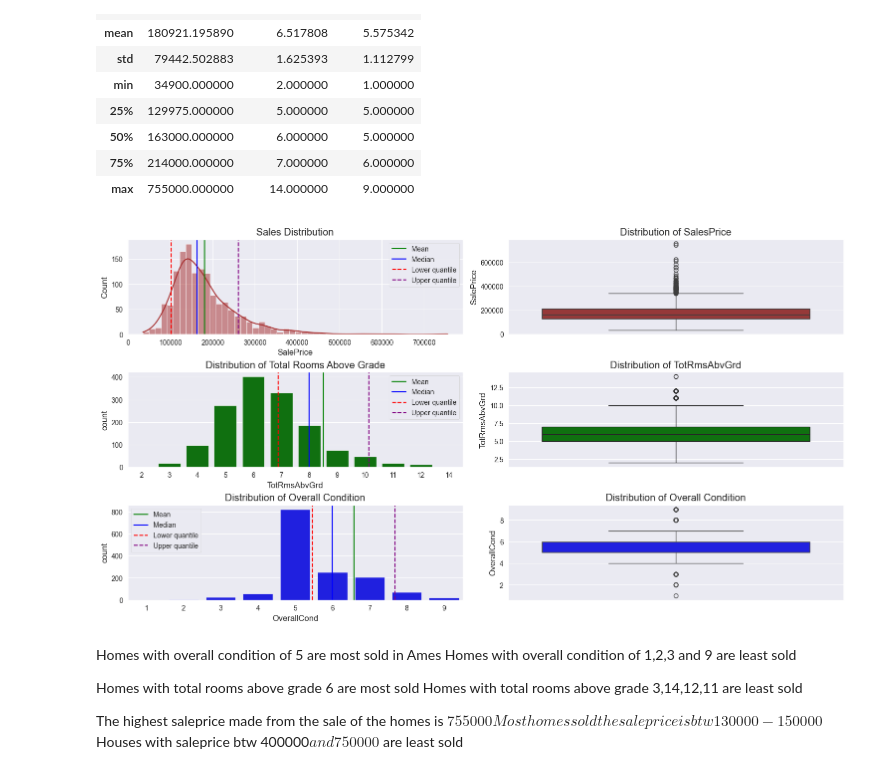
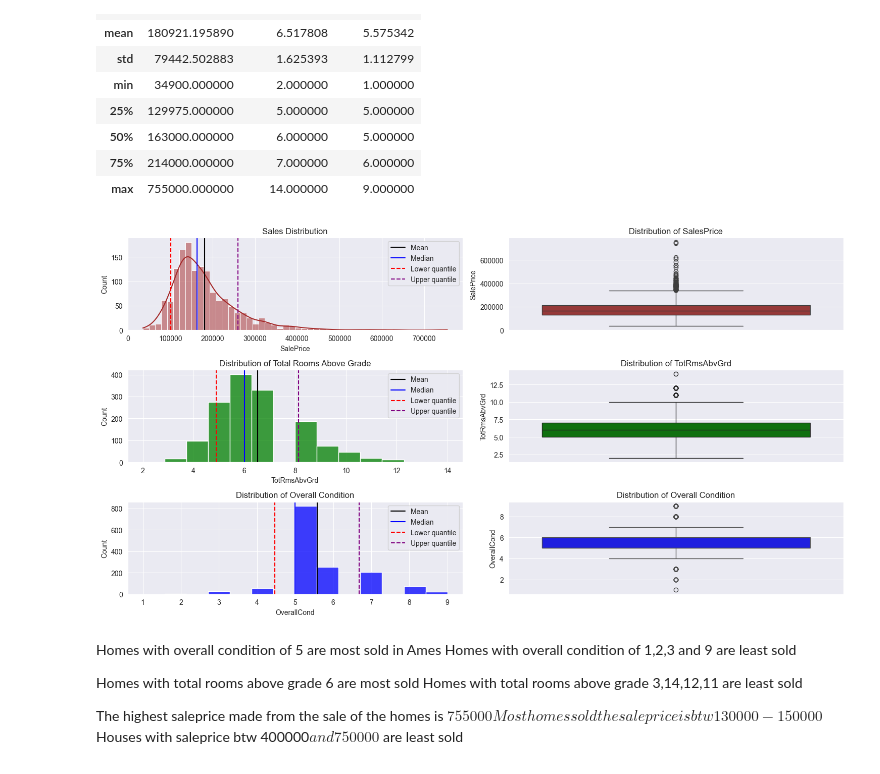
Before and after one commit to JMurage/Ames-analysis, a Jupyter notebook: Ames_data_analysis.ipynb, the cells around one changed output. Saved outputs shown, nothing was run; the diff lists cells and outputs as text; code cells hidden in the pictures.

```diff
--- a/Ames_data_analysis.ipynb
+++ b/Ames_data_analysis.ipynb
@@ -40,8 +40,8 @@ dtypes: float64(3), int64(35), object(43)
 memory usage: 924.0+ KB
 # %%
 # store the three columns in the variable datasubset
-Datasubset = data[['SalePrice','TotRmsAbvGrd','OverallCond']]
-Datasubset.head()
+data_subset = data[['SalePrice','TotRmsAbvGrd','OverallCond']]
+data_subset.head()
 # %% [output]
 |  | SalePrice | TotRmsAbvGrd | OverallCond |
 | 0 | 208500 | 8 | 5 |
@@ -64,20 +64,20 @@ Datasubset.describe()
 | max | 755000.000000 | 14.000000 | 9.000000 |
 # %%
 # Calculate the mean,median and std of saleprice
-mean=np.mean(Datasubset['SalePrice'])
-median=np.median(Datasubset['SalePrice'])
-Std=Datasubset['SalePrice'].std()
+mean=np.mean(data_subset['SalePrice'])
+median=np.median(data_subset['SalePrice'])
+Std=data_subset['SalePrice'].std()
 
 # plotting one figure
-plt.figure(figsize=(15, 8),layout='constrained')
+plt.figure(figsize=(15, 8))
 sns.set_style('darkgrid')
 plt.subplot(3,2,1)
 
 # visualizing the mean ,median and std of saleprice
 # visualizing distribution of sale price
-sns.histplot(data=Datasubset, x='SalePrice', bins=50,color='brown', kde=True )
+sns.histplot(data=data_subset, x='SalePrice', bins=50,color='brown', kde=True )
 plt.title('Sales Distribution')
-plt.axvline(mean,color='Green',label = 'Mean')
+plt.axvline(mean,color='black',label = 'Mean')
 plt.axvline(median,color='blue',label = 'Median')
 plt.axvline(mean-Std, color='red',linestyle='dashed', label = 'Lower quantile')
 plt.axvline(mean+Std, color='purple',linestyle='dashed' ,label = 'Upper quantile')
@@ -86,50 +86,51 @@ plt.legend()
 # visualizing saleprice distribution
 # Sale price has a lot of outliers
 plt.subplot(3,2,2)
-sns.boxplot(y='SalePrice',data=Datasubset , color='brown')
+sns.boxplot(y='SalePrice',data=data_subset , color='brown')
 plt.title('Distribution of SalesPrice')
 
 # getting the mean,meadian and std of TotRmAbvGrd
-mean=np.mean(Datasubset['TotRmsAbvGrd'])
-median=np.median(Datasubset['TotRmsAbvGrd'])
-Std=Datasubset['TotRmsAbvGrd'].std()
+mean=np.mean(data_subset['TotRmsAbvGrd'])
+median=np.median(data_subset['TotRmsAbvGrd'])
+Std=data_subset['TotRmsAbvGrd'].std()
 
 # Visualize TotRmAbvGrd distribution
 plt.subplot(3,2,3)
-sns.countplot(data=Datasubset, x='TotRmsAbvGrd', color='green')
+sns.histplot(data=data_subset, x='TotRmsAbvGrd',bins = 14 ,color='green')
 plt.title('Distribution of Total Rooms Above Grade')
-plt.axvline(mean,color='Green',label = 'Mean')
+plt.axvline(mean,color='black',label = 'Mean')
 plt.axvline(median,color='blue',label = 'Median')
 plt.axvline(mean-Std, color='red',linestyle='dashed', label = 'Lower quantile')
 plt.axvline(mean+Std, color='purple',linestyle='dashed' ,label = 'Upper quantile')
 plt.legend()
 
 plt.subplot(3,2,4)
-sns.boxplot(y='TotRmsAbvGrd',data=Datasubset , color='green')
+sns.boxplot(y='TotRmsAbvGrd',data=data_subset , color='green')
 plt.title('Distribution of TotRmsAbvGrd')
 
 # Getting the mean,median and std
-mean=np.mean(Datasubset['OverallCond'])
-median=np.median(Datasubset['OverallCond'])
-Std=Datasubset['OverallCond'].std()
+mean=np.mean(data_subset['OverallCond'])
+median=np.median(data_subset['OverallCond'])
+Std=data_subset['OverallCond'].std()
 
 # visualization of overall cond
 plt.subplot(3,2,5)
-sns.countplot(data=Datasubset, x='OverallCond', color='b')
+sns.histplot(data=data_subset, x='OverallCond',bins=14 ,color='blue')
 plt.title('Distribution of Overall Condition')
-plt.axvline(mean,color='Green',label = 'Mean')
+plt.axvline(mean,color='black',label = 'Mean')
 plt.axvline(median,color='blue',label = 'Median')
 plt.axvline(mean-Std, color='red',linestyle='dashed', label = 'Lower quantile')
 plt.axvline(mean+Std, color='purple',linestyle='dashed' ,label = 'Upper quantile')
 plt.legend()
 
 plt.subplot(3,2,6)
-sns.boxplot(y='OverallCond',data=Datasubset , color='blue')
+sns.boxplot(y='OverallCond',data=data_subset , color='blue')
 plt.title('Distribution of Overall Condition')
 
-plt.show()
+plt.tight_layout()
+plt.show()S
 # %% [output]
-[figure, old version]
+[figure, new version]
 # %% [markdown]
 Homes with overall condition of 5 are most sold in Ames
 Homes with overall condition of 1,2,3 and 9 are least sold
```
Also changed, not shown: parts of 7 cells of this notebook.
